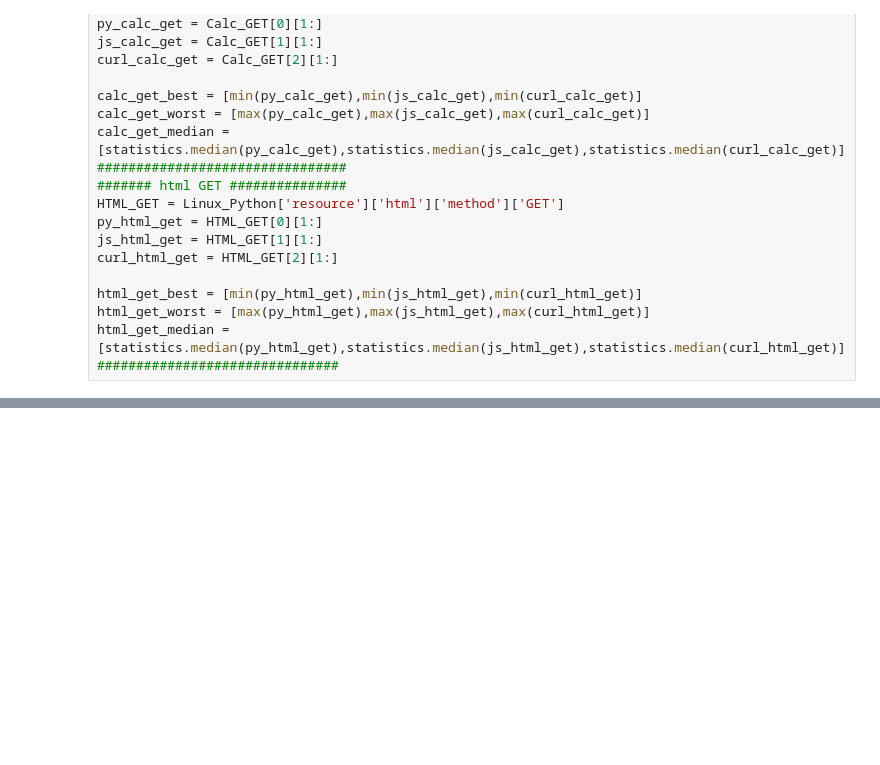
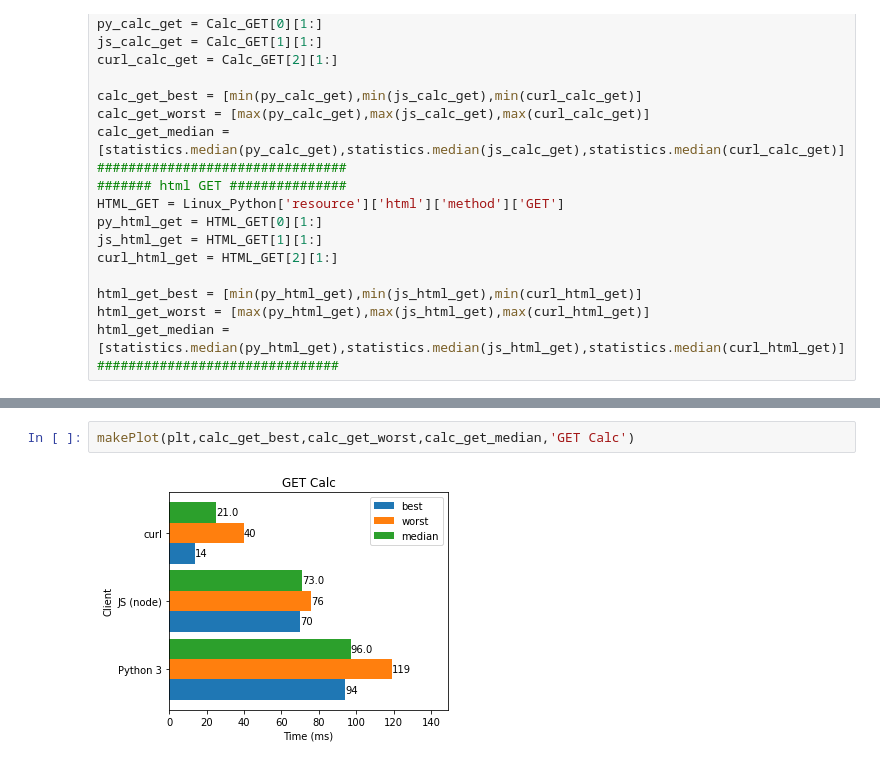
Before and after one commit to SeongHyukJang/Server-Performance-Analysis, a Jupyter notebook: Response Time Result.ipynb, the cells around one changed output, grey strips where cells are left out. Drawn from its saved outputs; the diff is of its cells as text; blank space fills up the shorter version.

```diff
--- a/Response Time Result.ipynb
+++ b/Response Time Result.ipynb
@@ -105,0 +95,4 @@ fig
+# %%
+makePlot(plt,calc_get_best,calc_get_worst,calc_get_median,'GET Calc')
+# %% [output]
+[figure, added]
```
Also changed, not shown: parts of 8 cells of this notebook.
